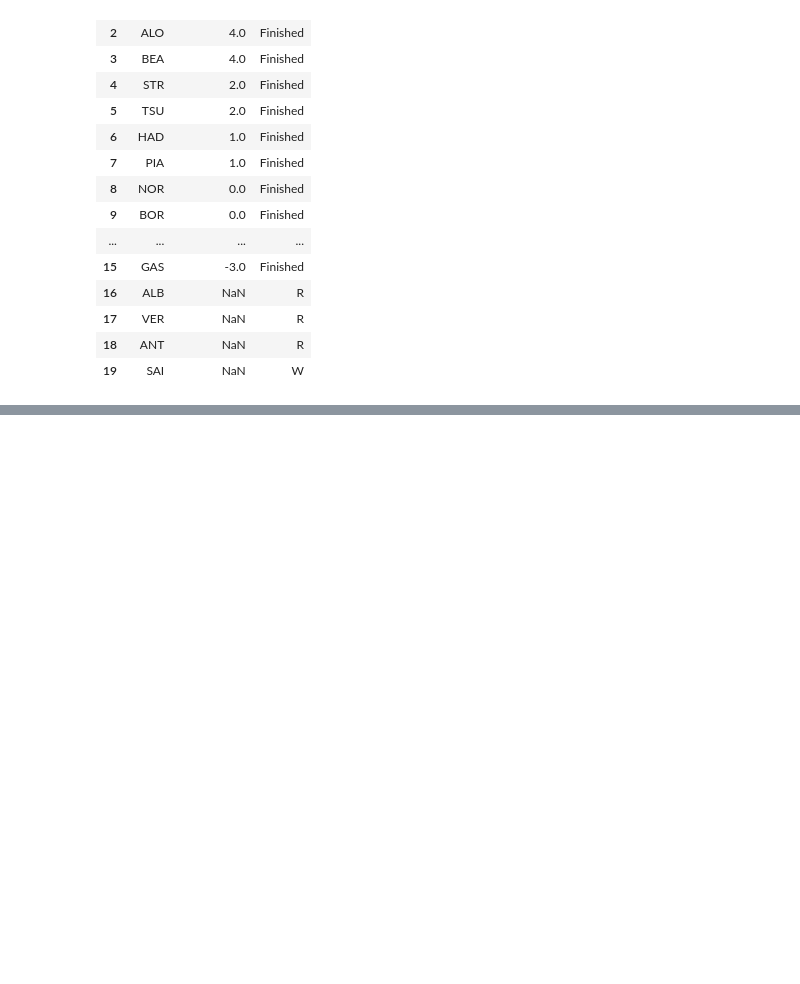
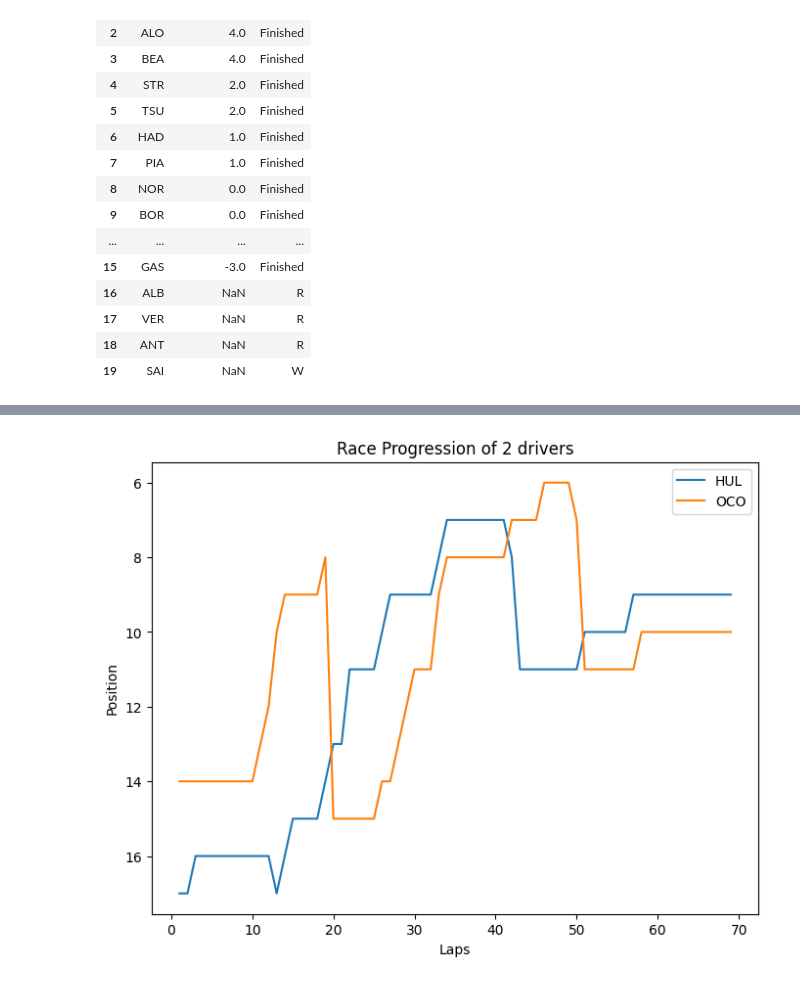
Before and after one commit to Mohandas-KJ/Slipstream-F1, a Jupyter notebook: 2026_Austria_GP/notebooks/01_results_and_laps.ipynb, the cells around one changed output, grey strips where cells are left out. Saved outputs shown, nothing was run; the diff lists cells and outputs as text; code cells hidden in the pictures; blank space fills up the shorter version.

Commit message:
Add new plot images for the 2026 Austria Grand Prix
- Added HUL_OCO.png to visualize the performance of Hulkenberg and Ocon.
- Added Top_4.png to showcase the top four drivers' standings.

```diff
--- a/2026_Austria_GP/notebooks/01_results_and_laps.ipynb
+++ b/2026_Austria_GP/notebooks/01_results_and_laps.ipynb
@@ -332,0 +343,3 @@ ret_1
+# %%
+R_Laps = R_session.laps
+R_Laps.head(5)
@@ -332,0 +354,6 @@ ret_1
+# %%
+# Import Drivers
+hul,oco,nor,pia,lec,ham = slipclassify.pick_athletes(R_Laps,["HUL","OCO","NOR","PIA","LEC","HAM"])
+
+# Test
+lec.head(10)
@@ -332,0 +373,5 @@ ret_1
+# %%
+# Plot showing the 2 Contenders
+slplot.plot_race_progression([hul,oco])
+# %% [output]
+[figure, added]
```
Also changed, not shown: parts of 5 cells of this notebook, 2 other files.
